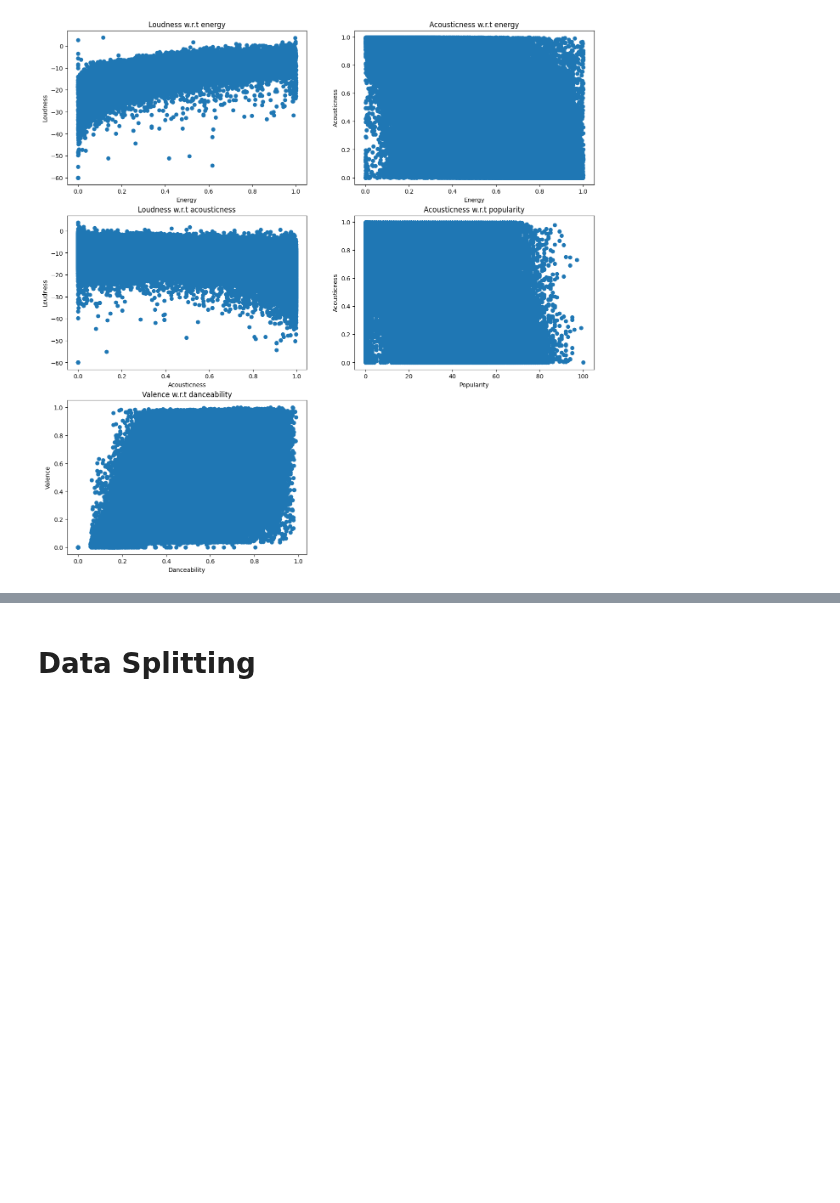
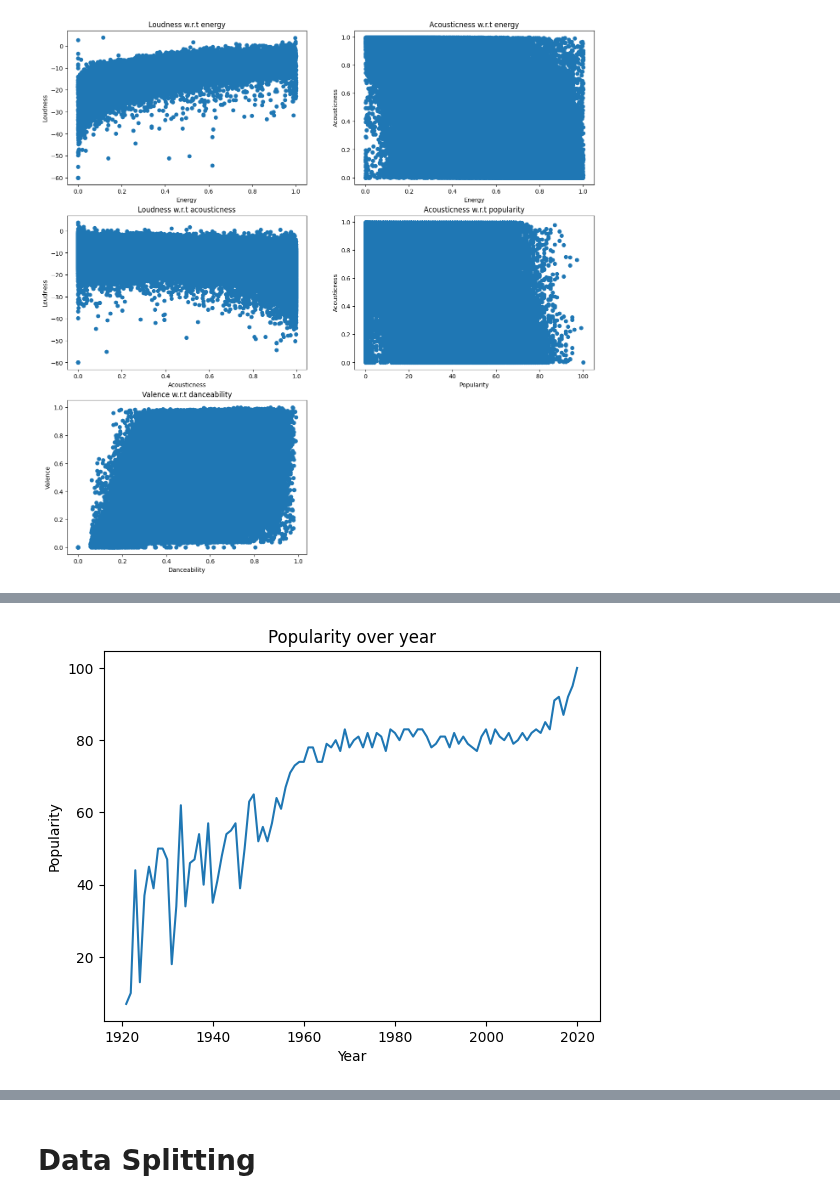
Before and after one commit to Manuela-AYO/DAProject2022, a Jupyter notebook: spotifyAnalysis.ipynb, the cells around one changed output, grey strips where cells are left out. Drawn from its saved outputs; the diff is of its cells as text; code cells hidden in the pictures; blank space fills up the shorter version.

```diff
--- a/spotifyAnalysis.ipynb
+++ b/spotifyAnalysis.ipynb
@@ -151,0 +161,7 @@ plt.show()
+# %%
+pivot = pd.pivot_table(
+    data = df,
+    values = ["popularity"],
+    index = ["year"],
+    aggfunc= {"popularity" : np.max}
+)
@@ -151,0 +185,2 @@ plt.show()
+# %%
+new_df = pd.merge(left=df, right=pivot, on=["year","popularity"], how="inner")
@@ -151,0 +203,8 @@ plt.show()
+# %%
+plt.title("Popularity over year")
+plt.plot(new_df["year"], new_df["popularity"])
+plt.xlabel("Year")
+plt.ylabel("Popularity")
+plt.show()
+# %% [output]
+[figure, added]
```
Also changed, not shown: parts of 9 cells of this notebook.
